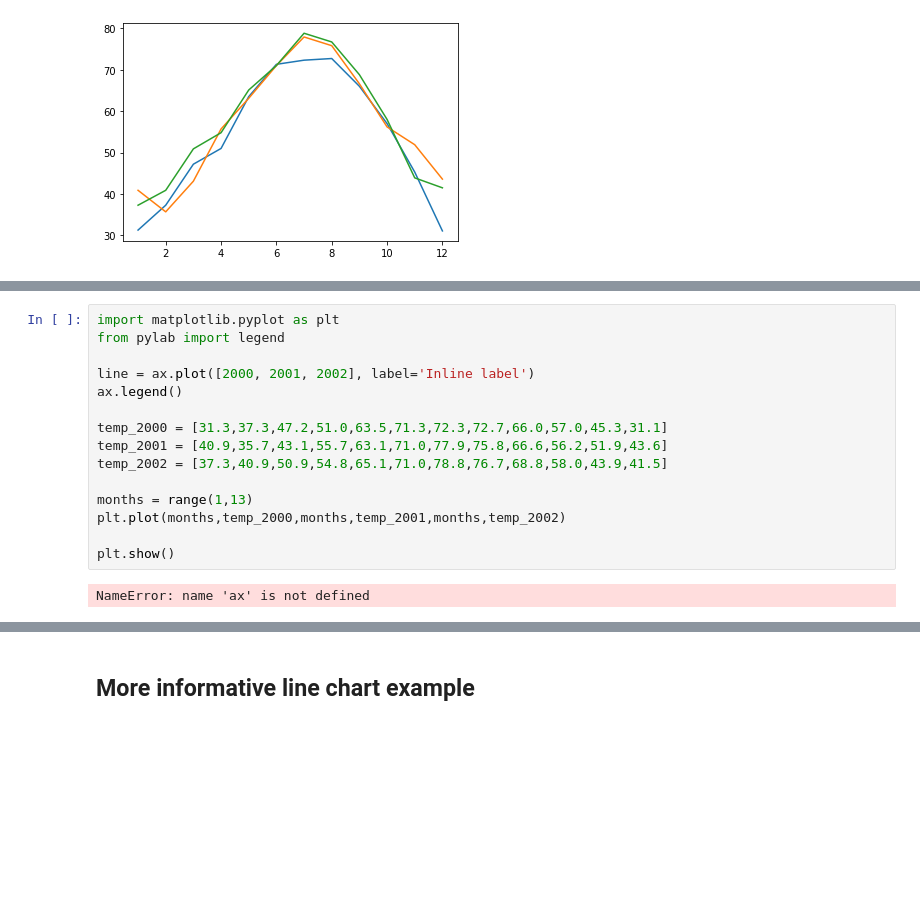
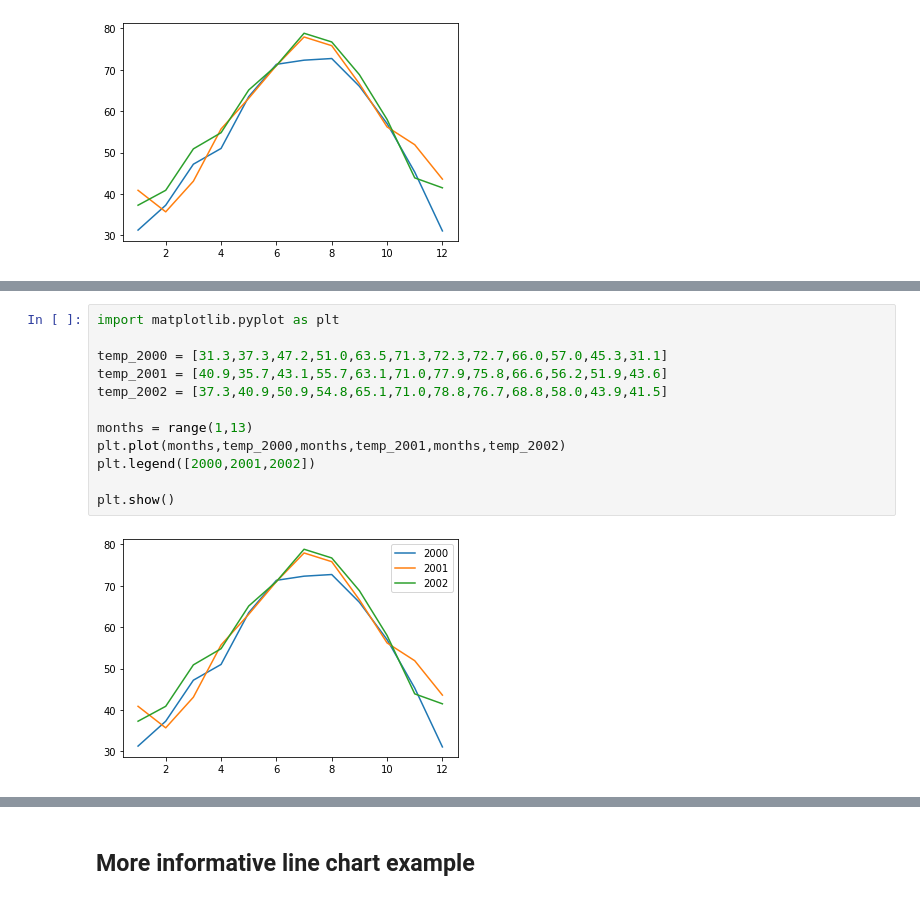
Before and after one commit to cbergandres/fsrm, a Jupyter notebook: Lesson6-DataVisualization.ipynb, the cells around one changed output, grey strips where cells are left out. Drawn from its saved outputs; the diff is of its cells as text; blank space fills up the shorter version.

```diff
--- a/Lesson6-DataVisualization.ipynb
+++ b/Lesson6-DataVisualization.ipynb
@@ -76,17 +78,14 @@ You can also add a legend box in your graph
 # %%
 import matplotlib.pyplot as plt
-from pylab import legend
-
-line = ax.plot([2000, 2001, 2002], label='Inline label')
-ax.legend()
 
 temp_2000 = [31.3,37.3,47.2,51.0,63.5,71.3,72.3,72.7,66.0,57.0,45.3,31.1]
 temp_2001 = [40.9,35.7,43.1,55.7,63.1,71.0,77.9,75.8,66.6,56.2,51.9,43.6]
 temp_2002 = [37.3,40.9,50.9,54.8,65.1,71.0,78.8,76.7,68.8,58.0,43.9,41.5]
 
 months = range(1,13)
 plt.plot(months,temp_2000,months,temp_2001,months,temp_2002)
+plt.legend([2000,2001,2002])
 
 plt.show()
 # %% [output]
-NameError: name 'ax' is not defined
+[figure, added]
```
Also changed, not shown: parts of 8 cells of this notebook, 4 other files.
